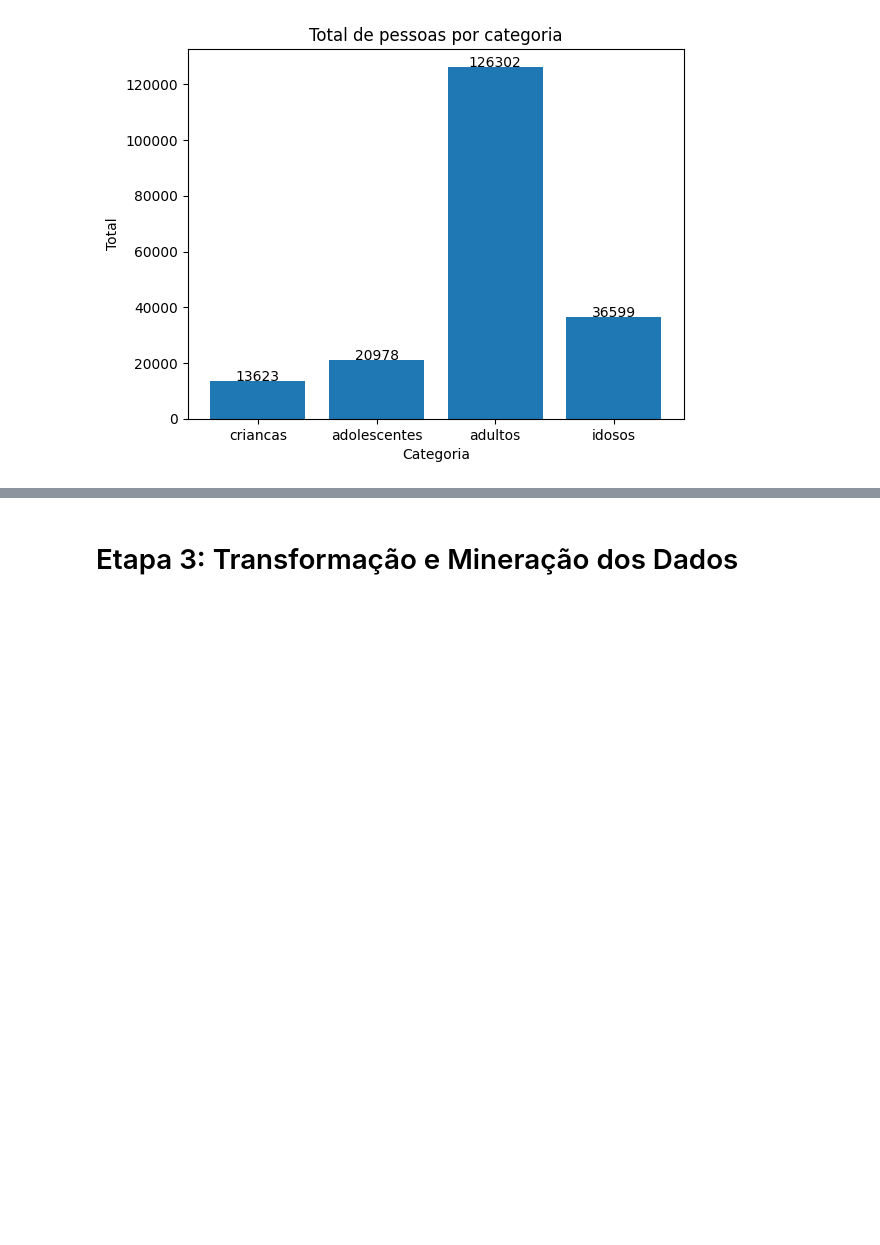
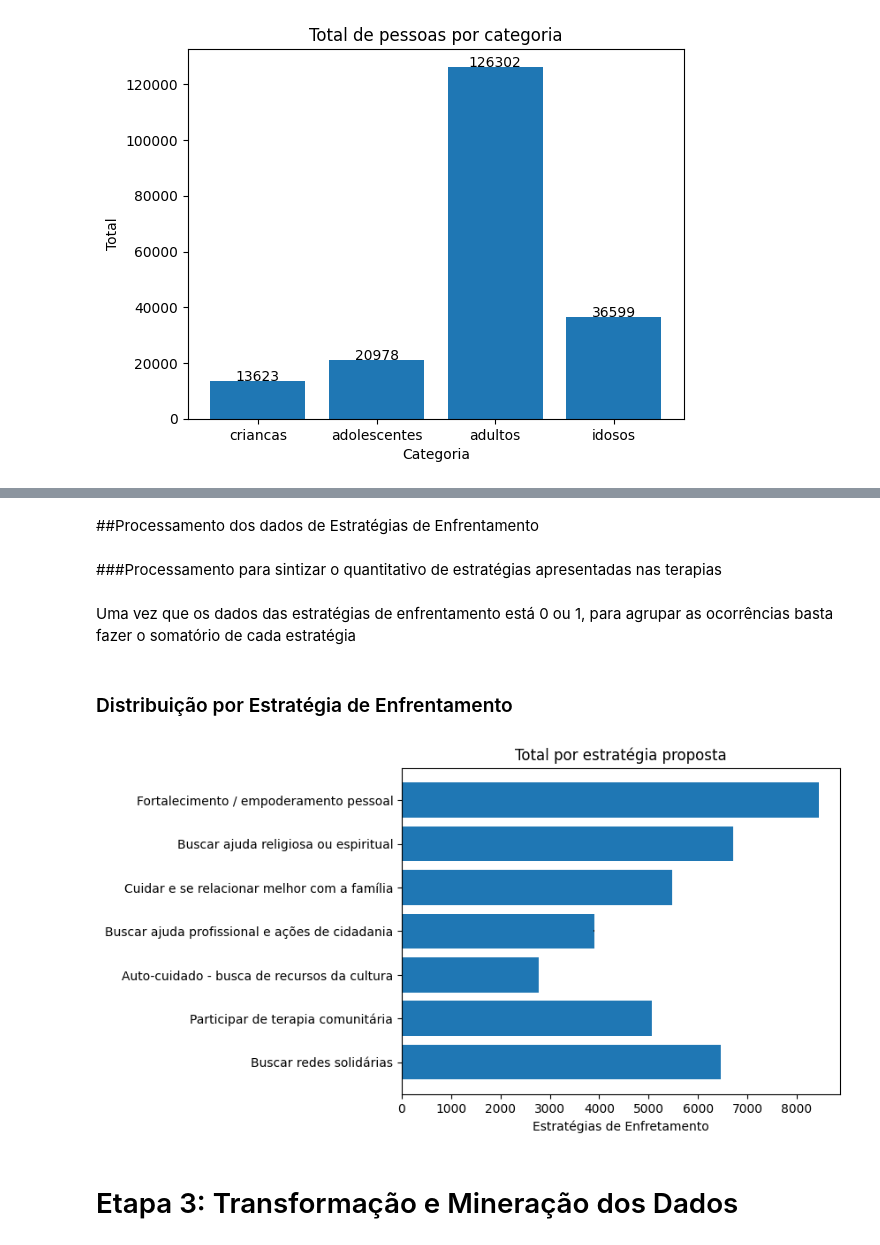
Before and after one commit to rafaeld3castro/tcc2, a Jupyter notebook: src/main/TCC2.ipynb, the cells around one changed output, grey strips where cells are left out. Drawn from its saved outputs; the diff is of its cells as text; code cells hidden in the pictures; blank space fills up the shorter version.

```diff
--- a/src/main/TCC2.ipynb
+++ b/src/main/TCC2.ipynb
@@ -248,0 +333,6 @@ plt.show()
+# %% [markdown]
+##Processamento dos dados de Estratégias de Enfrentamento
+# %% [markdown]
+###Processamento para sintizar o quantitativo de estratégias apresentadas nas terapias
+# %% [markdown]
+Uma vez que os dados das estratégias de enfrentamento está 0 ou 1, para agrupar as ocorrências basta fazer o somatório de cada estratégia
@@ -249,3 +370,23 @@ plt.show()
+# %% [markdown]
+### Distribuição por Estratégia de Enfrentamento
+# %%
+plt.rcdefaults()
+fig, ax = plt.subplots()
+
+# Distribuição por estratégia proposta
+y_pos = np.arange(len(labels_estrategias))
+error = np.random.rand(len(labels_estrategias))
+
+ax.barh(y_pos, totais_estrategias, xerr=error, align='center')
+ax.set_yticks(y_pos, labels=labels_estrategias)
+ax.invert_yaxis()  # labels read top-to-bottom
+ax.set_xlabel('Estratégias de Enfretamento')
+ax.set_title('Total por estratégia proposta')
+
+# Exibir o gráfico
+plt.show()
+# %% [output]
+[figure, added]
 # %% [markdown]
 # Etapa 3: Transformação e Mineração dos Dados
 # %% [markdown]
```
Also changed, not shown: parts of 13 cells of this notebook, 1 other file.
